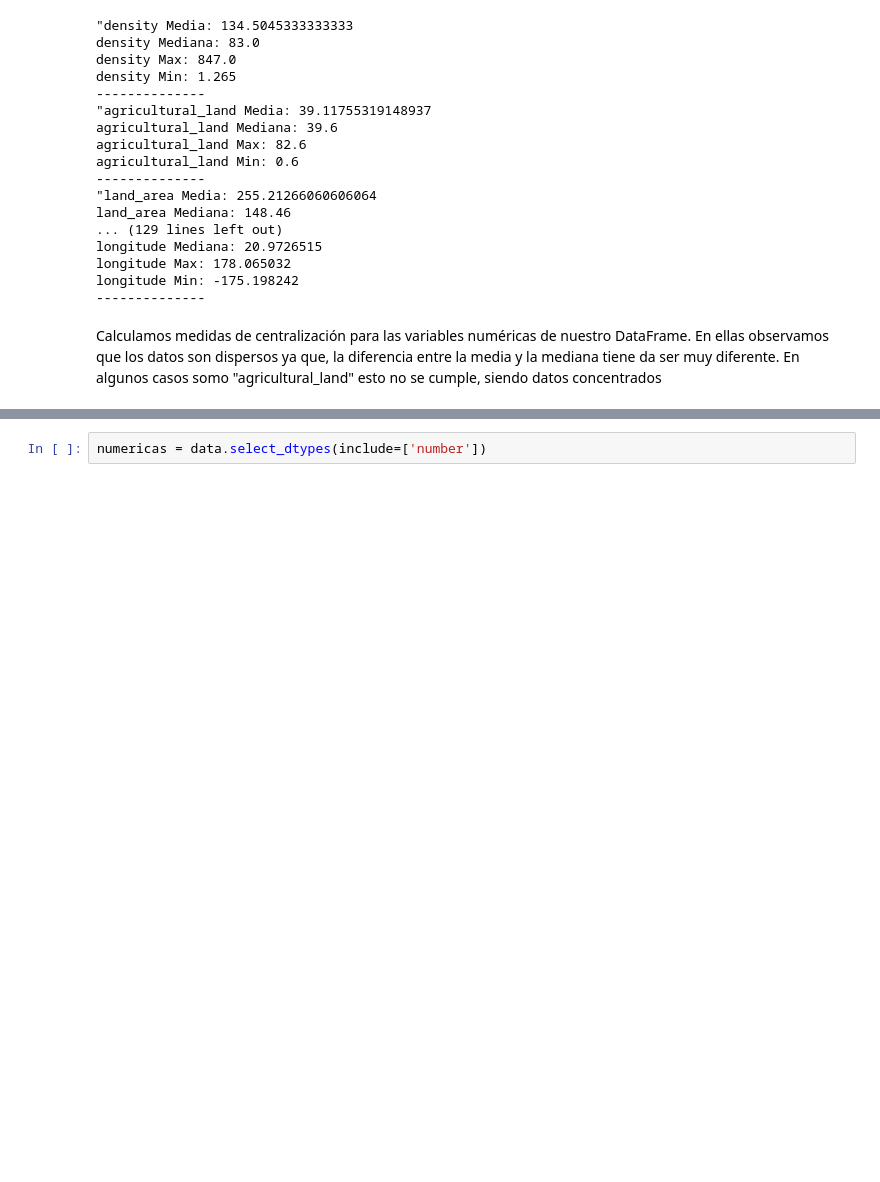
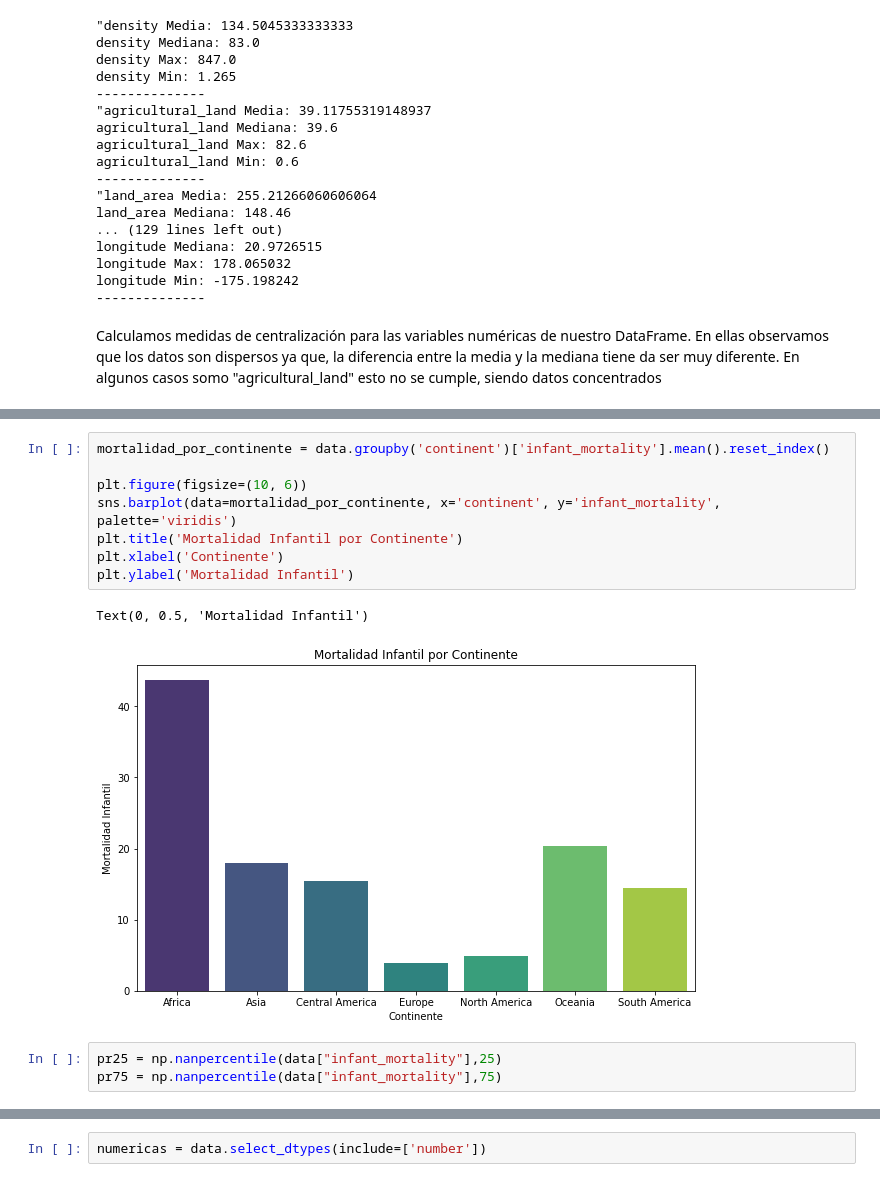
Before and after one commit to patriciamromero/promoG-modulo3-sprint2-pairprogramming-Alejandra-Mar-a-Patricia, a Jupyter notebook: pair_estadistica_descriptiva.ipynb, the cells around one changed output, grey strips where cells are left out. Drawn from its saved outputs; the diff is of its cells as text; blank space fills up the shorter version.

```diff
--- a/pair_estadistica_descriptiva.ipynb
+++ b/pair_estadistica_descriptiva.ipynb
@@ -169,0 +125,14 @@ El porcentaje prmedio de personas que participan en la fuera laboral de todos lo
+# %%
+mortalidad_por_continente = data.groupby('continent')['infant_mortality'].mean().reset_index()
+
+plt.figure(figsize=(10, 6))
+sns.barplot(data=mortalidad_por_continente, x='continent', y='infant_mortality', palette='viridis')
+plt.title('Mortalidad Infantil por Continente')
+plt.xlabel('Continente')
+plt.ylabel('Mortalidad Infantil')
+# %% [output]
+Text(0, 0.5, 'Mortalidad Infantil')
+[figure, added]
+# %%
+pr25 = np.nanpercentile(data["infant_mortality"],25)
+pr75 = np.nanpercentile(data["infant_mortality"],75)
```
Also changed, not shown: parts of 45 cells of this notebook, 5 other files.
